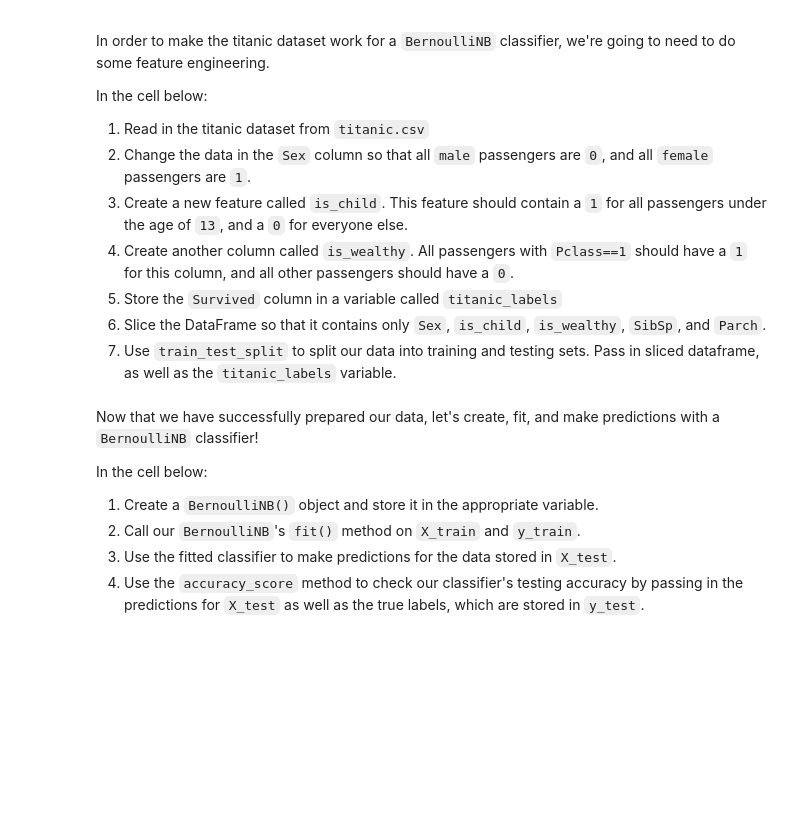
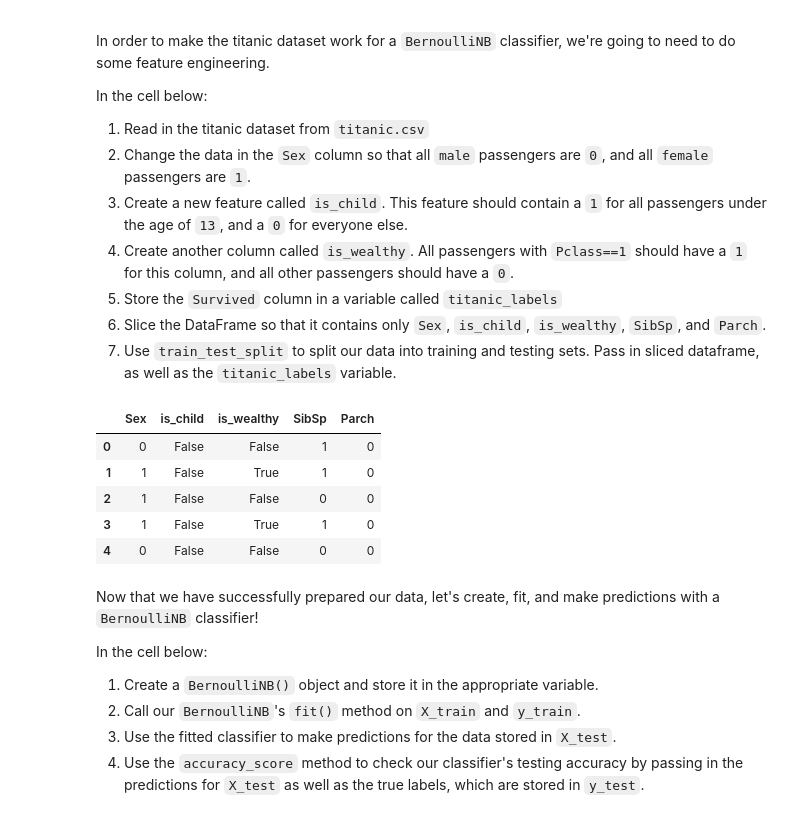
Before and after one commit to learn-co-students/ds-naive-bayes-with-distributions-lab-nyc-career-ds-062518, a Jupyter notebook: index.ipynb, the cells around one changed output. Saved outputs shown, nothing was run; the diff lists cells and outputs as text; code cells hidden in the pictures; blank space fills up the shorter version.

```diff
--- a/index.ipynb
+++ b/index.ipynb
@@ -120,3 +139,12 @@ bernoulli_X_train, bernoulli_X_test, bernoulli_y_train, bernoulli_y_test = None
+# %%
+sliced_df.head()
+# %% [output]
+|  | Sex | is_child | is_wealthy | SibSp | Parch |
+| 0 | 0 | False | False | 1 | 0 |
+| 1 | 1 | False | True | 1 | 0 |
+| 2 | 1 | False | False | 0 | 0 |
+| 3 | 1 | False | True | 1 | 0 |
+| 4 | 0 | False | False | 0 | 0 |
 # %% [markdown]
 Now that we have successfully prepared our data, let's create, fit, and make predictions with a `BernoulliNB` classifier!
 
```
Also changed, not shown: parts of 12 cells of this notebook.
